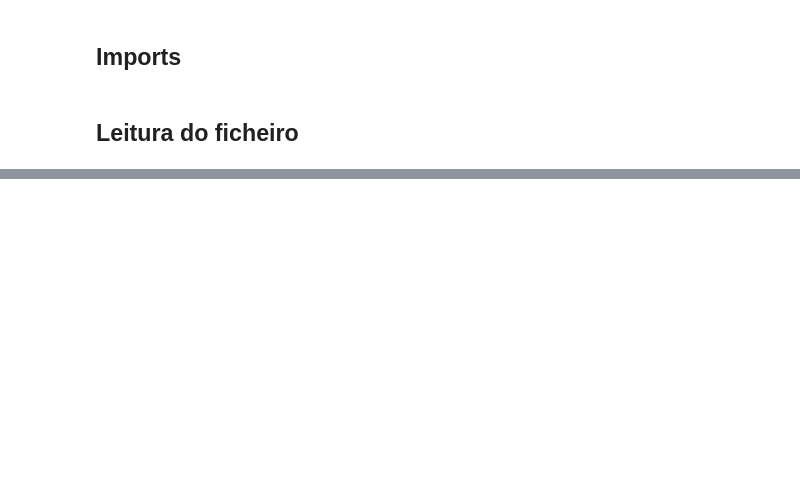
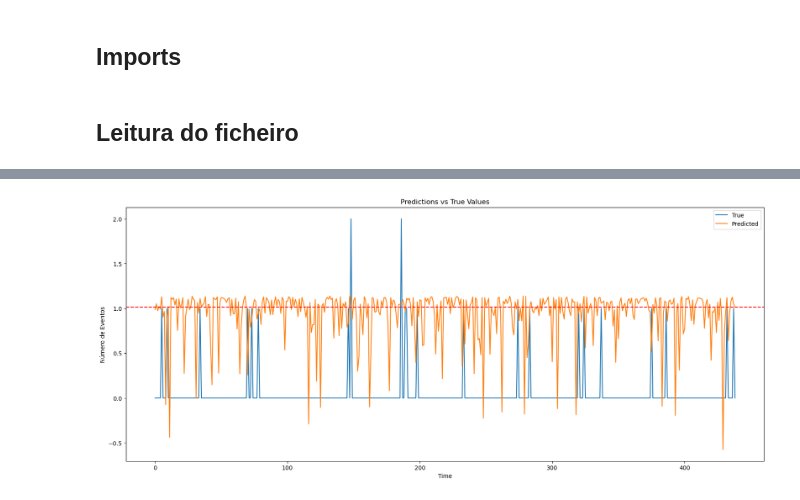
Before and after one commit to Vullkano/pfacd, a Jupyter notebook: rascunhos/freitas/6.1. Supervisionada.ipynb, the cells around one changed output, grey strips where cells are left out. Cells and saved outputs as stored; diff of their text form; code cells hidden in the pictures; blank space fills up the shorter version.

```diff
--- a/rascunhos/freitas/6.1. Supervisionada.ipynb
+++ b/rascunhos/freitas/6.1. Supervisionada.ipynb
@@ -146,0 +69,12 @@ Index(['data_do_incidente', 'concelho', 'distrito', 'nível_de_tensão',
+# %%
+QuebrasFinal.set_index(["concelho", 'date'], inplace=True)
+evento.set_index(['concelho', 'date'], inplace=True)
+
+QuebrasFinal["n_incidentes"] = 0
+
+# Iterando sobre os índices do DataFrame evento e atualizando QuebrasFinal
+for index in evento.index:
+    # Incrementando o contador de incidentes em QuebrasFinal
+    QuebrasFinal.loc[index, "n_incidentes"] += 1
+QuebrasFinal = QuebrasFinal.reset_index()
+QuebrasFinal
@@ -146,0 +101,5 @@ Index(['data_do_incidente', 'concelho', 'distrito', 'nível_de_tensão',
+# %%
+# Selecionar as colunas numéricas
+colunas_numericas = QuebrasFinal.select_dtypes(include=[np.number]).columns
+colunas_numericas = colunas_numericas.drop('n_incidentes', errors='ignore')
+colunas_numericas
@@ -146,0 +155,3 @@ Index(['data_do_incidente', 'concelho', 'distrito', 'nível_de_tensão',
+# %%
+teste = QuebrasFinal[(QuebrasFinal["concelho"] == "LISBOA")]
+teste
@@ -146,0 +172,11 @@ Index(['data_do_incidente', 'concelho', 'distrito', 'nível_de_tensão',
+# %%
+# Selecionar apenas as colunas relevantes
+features = ['t_med', 't_max', 't_min', 'ff_med',
+            'ff_max', 'pr_qtd', 'dd_med_sin', 'dd_med_cos',
+       'dd_ffx_sin', 'dd_ffx_cos', 'sen_ano', 'cos_ano', 'sen_mes', 'cos_mes',
+       'densidade_populacional', 'populacao_residente', 'indice_de_envelhecimento',
+       'rural', 'count_zonaa', 'count_zonab', 'count_zonac',
+       'total_concelho_zonas', 'soma_degree_rede_concelho',
+       'n_subestacoes_concelho', 'perc_prim', 'perc_sec', 'perc_terc',
+       'minheight', 'maxheight']
+target = 'n_incidentes'
@@ -146,0 +282,14 @@ Index(['data_do_incidente', 'concelho', 'distrito', 'nível_de_tensão',
+# %%
+#### Plotar as previsões vs. os valores reais
+plt.figure(figsize=(20, 8))
+plt.plot(y_test, label='True')
+plt.plot(y_pred, label='Predicted')
+plt.axhline(y=1.015, color='r', linestyle='--')
+plt.xlabel('Time')
+plt.ylabel('Número de Eventos')
+plt.title('Predictions vs True Values')
+plt.legend()
+plt.savefig('LSTMcount')
+plt.show()
+# %% [output]
+[figure, added]
```
Also changed, not shown: parts of 48 cells of this notebook, 4 other files.
